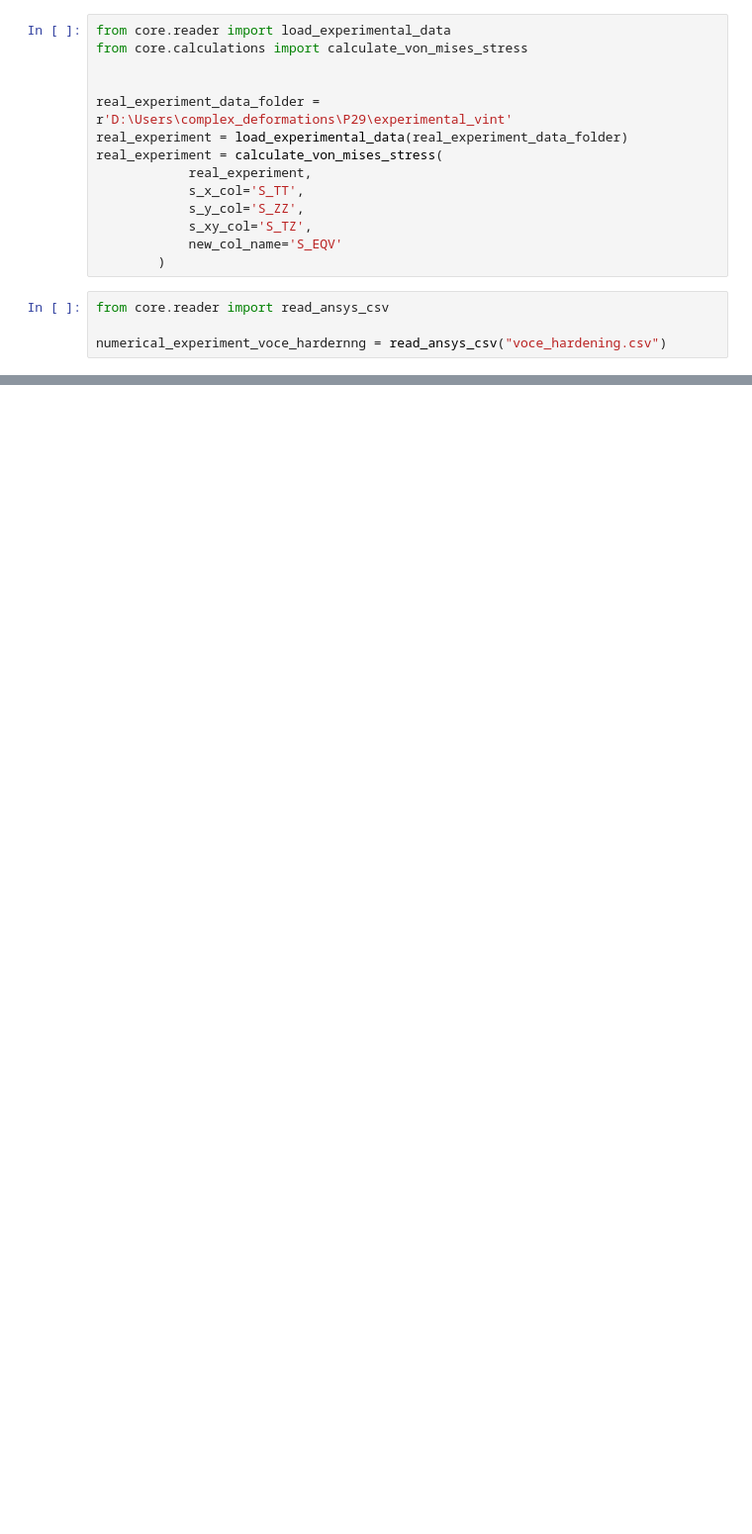
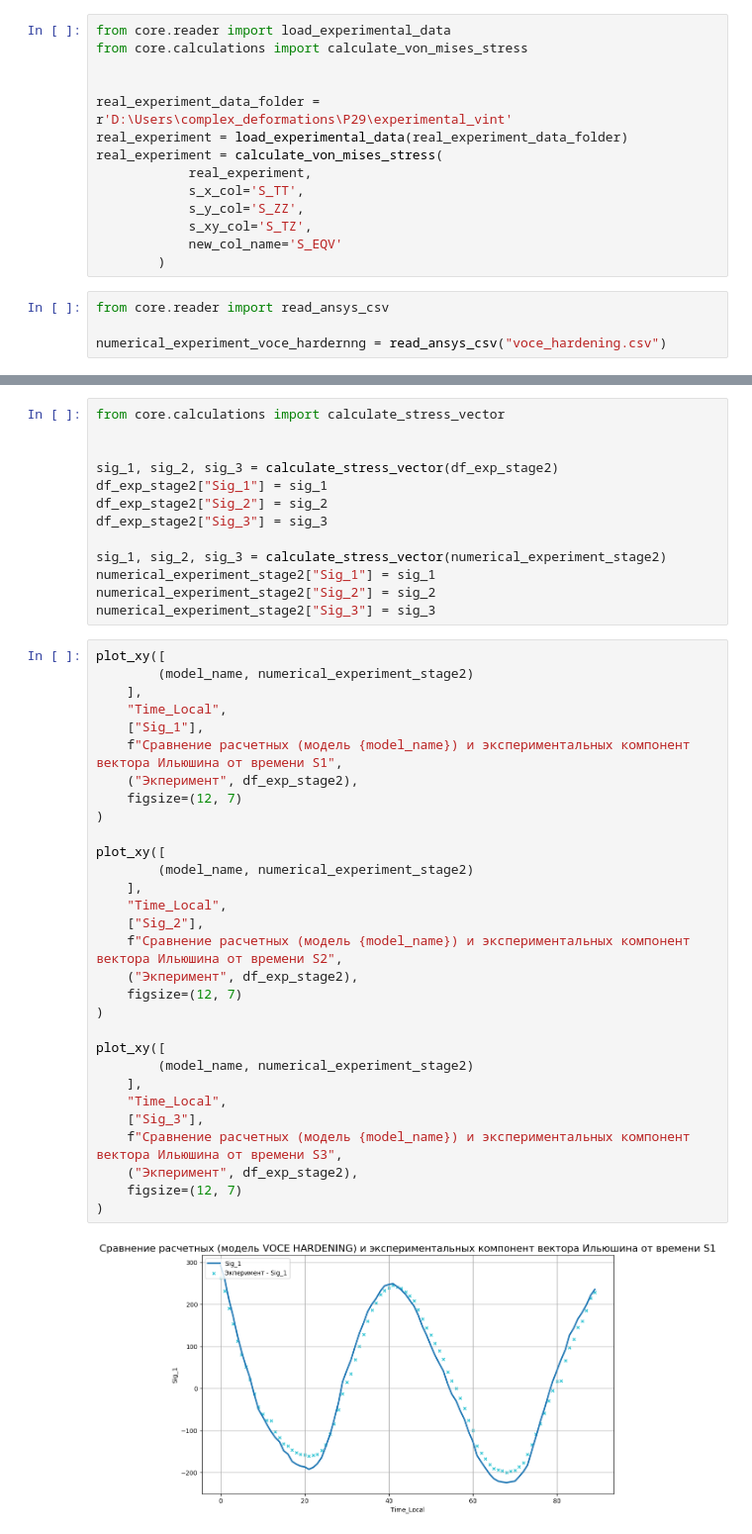
Before and after one commit to ArtemDos/complex_deformations, a Jupyter notebook: P29/experimental_vint/voce_hardening.ipynb, the cells around one changed output, grey strips where cells are left out. Shown at 99% size. Cells and saved outputs as stored; diff of their text form; blank space fills up the shorter version.

```diff
--- a/P29/experimental_vint/voce_hardening.ipynb
+++ b/P29/experimental_vint/voce_hardening.ipynb
@@ -172,0 +80,45 @@ plt.show()
+# %%
+from core.calculations import calculate_stress_vector
+
+
+sig_1, sig_2, sig_3 = calculate_stress_vector(df_exp_stage2)
+df_exp_stage2["Sig_1"] = sig_1
+df_exp_stage2["Sig_2"] = sig_2
+df_exp_stage2["Sig_3"] = sig_3
+
+sig_1, sig_2, sig_3 = calculate_stress_vector(numerical_experiment_stage2)
+numerical_experiment_stage2["Sig_1"] = sig_1
+numerical_experiment_stage2["Sig_2"] = sig_2
+numerical_experiment_stage2["Sig_3"] = sig_3
+# %%
+plot_xy([
+        (model_name, numerical_experiment_stage2)
+    ],
+    "Time_Local",
+    ["Sig_1"],
+    f"Сравнение расчетных (модель {model_name}) и экспериментальных компонент вектора Ильюшина от времени S1",
+    ("Экперимент", df_exp_stage2),
+    figsize=(12, 7)
+)
+
+plot_xy([
+        (model_name, numerical_experiment_stage2)
+    ],
+    "Time_Local",
+    ["Sig_2"],
+    f"Сравнение расчетных (модель {model_name}) и экспериментальных компонент вектора Ильюшина от времени S2",
+    ("Экперимент", df_exp_stage2),
+    figsize=(12, 7)
+)
+
+plot_xy([
+        (model_name, numerical_experiment_stage2)
+    ],
+    "Time_Local",
+    ["Sig_3"],
+    f"Сравнение расчетных (модель {model_name}) и экспериментальных компонент вектора Ильюшина от времени S3",
+    ("Экперимент", df_exp_stage2),
+    figsize=(12, 7)
+)
+# %% [output]
+[figure, added]
```
Also changed, not shown: parts of 10 cells of this notebook, 3 other files.
